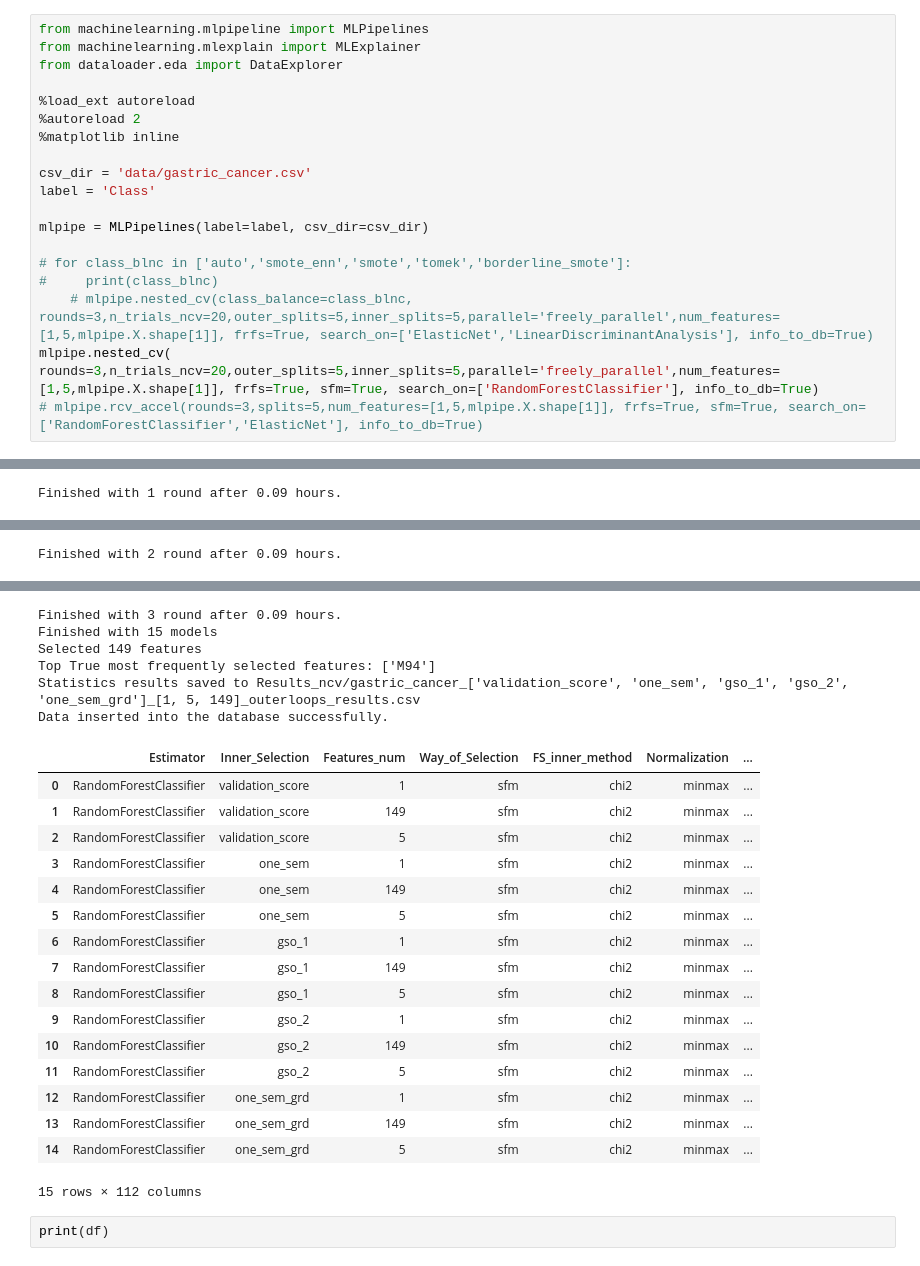
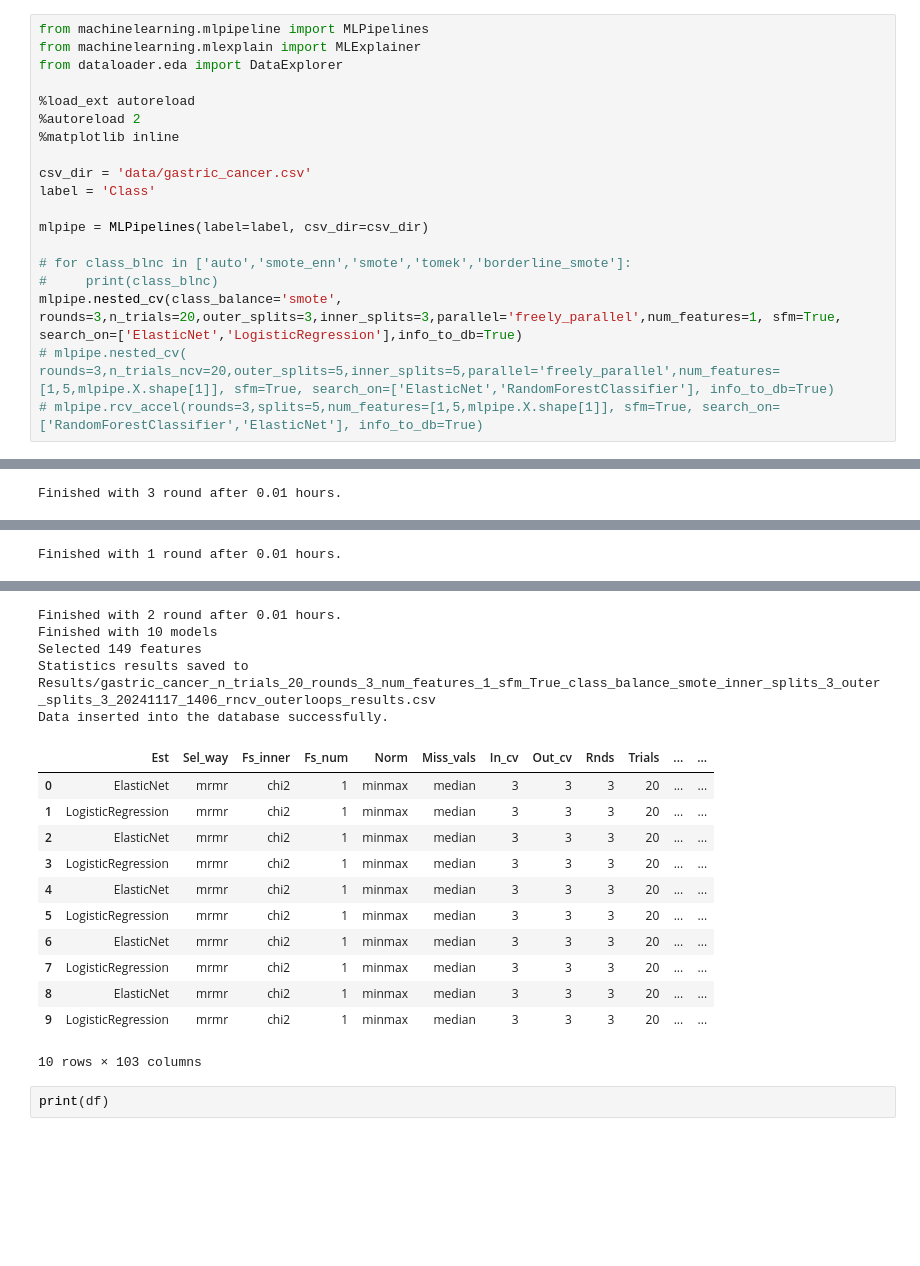
Before and after one commit to costasmexis/AI4META, a Jupyter notebook: test_pipeline.ipynb, the cells around one changed output, grey strips where cells are left out. Saved outputs shown, nothing was run; the diff lists cells and outputs as text; blank space fills up the shorter version.

```diff
--- a/test_pipeline.ipynb
+++ b/test_pipeline.ipynb
@@ -14,9 +14,9 @@ mlpipe = MLPipelines(label=label, csv_dir=csv_dir)
 
 # for class_blnc in ['auto','smote_enn','smote','tomek','borderline_smote']:
 #     print(class_blnc)
-    # mlpipe.nested_cv(class_balance=class_blnc, rounds=3,n_trials_ncv=20,outer_splits=5,inner_splits=5,parallel='freely_parallel',num_features=[1,5,mlpipe.X.shape[1]], frfs=True, search_on=['ElasticNet','LinearDiscriminantAnalysis'], info_to_db=True)
-mlpipe.nested_cv( rounds=3,n_trials_ncv=20,outer_splits=5,inner_splits=5,parallel='freely_parallel',num_features=[1,5,mlpipe.X.shape[1]], frfs=True, sfm=True, search_on=['RandomForestClassifier'], info_to_db=True)
-# mlpipe.rcv_accel(rounds=3,splits=5,num_features=[1,5,mlpipe.X.shape[1]], frfs=True, sfm=True, search_on=['RandomForestClassifier','ElasticNet'], info_to_db=True)
+mlpipe.nested_cv(class_balance='smote', rounds=3,n_trials=20,outer_splits=3,inner_splits=3,parallel='freely_parallel',num_features=1, sfm=True, search_on=['ElasticNet','LogisticRegression'],info_to_db=True)
+# mlpipe.nested_cv( rounds=3,n_trials_ncv=20,outer_splits=5,inner_splits=5,parallel='freely_parallel',num_features=[1,5,mlpipe.X.shape[1]], sfm=True, search_on=['ElasticNet','RandomForestClassifier'], info_to_db=True)
+# mlpipe.rcv_accel(rounds=3,splits=5,num_features=[1,5,mlpipe.X.shape[1]], sfm=True, search_on=['RandomForestClassifier','ElasticNet'], info_to_db=True)
 # %% [output]
 The autoreload extension is already loaded. To reload it, use:
   %reload_ext autoreload
@@ -45 +38 @@ Outer fold of 1 round:100% |█████████████| Elapsed Tim
-Finished with 1 round after 0.09 hours.
+Finished with 3 round after 0.01 hours.
@@ -49 +40 @@ Outer fold of 2 round:100% |█████████████| Elapsed Tim
-Finished with 2 round after 0.09 hours.
+Finished with 1 round after 0.01 hours.
@@ -51,26 +42,20 @@ Outer fold of 3 round:100% |█████████████| Elapsed Tim
-Finished with 3 round after 0.09 hours.
-Finished with 15 models
+Finished with 2 round after 0.01 hours.
+Finished with 10 models
 Selected 149 features
-Top True most frequently selected features: ['M94']
-Statistics results saved to Results_ncv/gastric_cancer_['validation_score', 'one_sem', 'gso_1', 'gso_2', 'one_sem_grd']_[1, 5, 149]_outerloops_results.csv
+Statistics results saved to Results/gastric_cancer_n_trials_20_rounds_3_num_features_1_sfm_True_class_balance_smote_inner_splits_3_outer_splits_3_20241117_1406_rncv_outerloops_results.csv
 Data inserted into the database successfully.
-|  | Estimator | Inner_Selection | Features_num | Way_of_Selection | FS_inner_method | Normalization | ... |
-| 0 | RandomForestClassifier | validation_score | 1 | sfm | chi2 | minmax | ... |
-| 1 | RandomForestClassifier | validation_score | 149 | sfm | chi2 | minmax | ... |
-| 2 | RandomForestClassifier | validation_score | 5 | sfm | chi2 | minmax | ... |
-| 3 | RandomForestClassifier | one_sem | 1 | sfm | chi2 | minmax | ... |
-| 4 | RandomForestClassifier | one_sem | 149 | sfm | chi2 | minmax | ... |
-| 5 | RandomForestClassifier | one_sem | 5 | sfm | chi2 | minmax | ... |
-| 6 | RandomForestClassifier | gso_1 | 1 | sfm | chi2 | minmax | ... |
-| 7 | RandomForestClassifier | gso_1 | 149 | sfm | chi2 | minmax | ... |
-| 8 | RandomForestClassifier | gso_1 | 5 | sfm | chi2 | minmax | ... |
-| 9 | RandomForestClassifier | gso_2 | 1 | sfm | chi2 | minmax | ... |
-| 10 | RandomForestClassifier | gso_2 | 149 | sfm | chi2 | minmax | ... |
-| 11 | RandomForestClassifier | gso_2 | 5 | sfm | chi2 | minmax | ... |
-| 12 | RandomForestClassifier | one_sem_grd | 1 | sfm | chi2 | minmax | ... |
-| 13 | RandomForestClassifier | one_sem_grd | 149 | sfm | chi2 | minmax | ... |
-| 14 | RandomForestClassifier | one_sem_grd | 5 | sfm | chi2 | minmax | ... |
+|  | Est | Sel_way | Fs_inner | Fs_num | Norm | Miss_vals | In_cv | Out_cv | Rnds | Trials | ... | ... |
+| 0 | ElasticNet | mrmr | chi2 | 1 | minmax | median | 3 | 3 | 3 | 20 | ... | ... |
+| 1 | LogisticRegression | mrmr | chi2 | 1 | minmax | median | 3 | 3 | 3 | 20 | ... | ... |
+| 2 | ElasticNet | mrmr | chi2 | 1 | minmax | median | 3 | 3 | 3 | 20 | ... | ... |
+| 3 | LogisticRegression | mrmr | chi2 | 1 | minmax | median | 3 | 3 | 3 | 20 | ... | ... |
+| 4 | ElasticNet | mrmr | chi2 | 1 | minmax | median | 3 | 3 | 3 | 20 | ... | ... |
+| 5 | LogisticRegression | mrmr | chi2 | 1 | minmax | median | 3 | 3 | 3 | 20 | ... | ... |
+| 6 | ElasticNet | mrmr | chi2 | 1 | minmax | median | 3 | 3 | 3 | 20 | ... | ... |
+| 7 | LogisticRegression | mrmr | chi2 | 1 | minmax | median | 3 | 3 | 3 | 20 | ... | ... |
+| 8 | ElasticNet | mrmr | chi2 | 1 | minmax | median | 3 | 3 | 3 | 20 | ... | ... |
+| 9 | LogisticRegression | mrmr | chi2 | 1 | minmax | median | 3 | 3 | 3 | 20 | ... | ... |
-15 rows × 112 columns
+10 rows × 103 columns
 # %%
 print(df)
 # %% [output]
```
Also changed, not shown: parts of 1 cell of this notebook, 3 other files.
